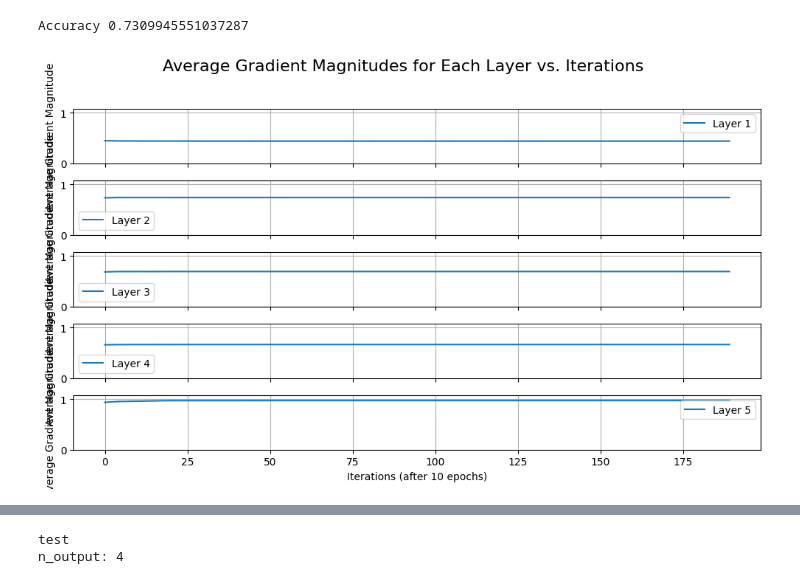
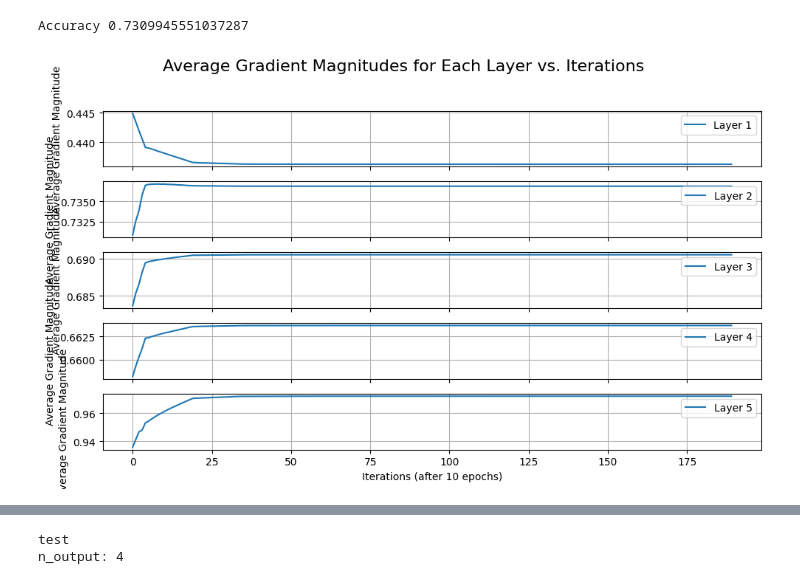
Before and after one commit to ElijahChesnut26/MLLab4, a Jupyter notebook: lab4.ipynb, the cells around one changed output, grey strips where cells are left out. Drawn from its saved outputs; the diff is of its cells as text; code cells hidden in the pictures.

Commit message:
some analysis and graphing done. F1 test done

```diff
--- a/lab4.ipynb
+++ b/lab4.ipynb
@@ -1313,19 +1313,18 @@ Accuracy 0.7309945551037287
 # %%
 num_layers = len(five_layer.grad_magnitudes)
 max_value = max([np.max(np.abs(five_layer.grad_magnitudes[layer_index][10:])) for layer_index in range(num_layers)])
 # Create subplots: one for each layer
 fig, axs = plt.subplots(num_layers, 1, figsize=(10, 6), sharex=True)
 for layer_index in range(num_layers):
     axs[layer_index].plot(np.abs(five_layer.grad_magnitudes[layer_index][10:]), label=f'Layer {layer_index + 1}')
-    axs[layer_index].set_ylim(0, max_value+.1)
     axs[layer_index].set_ylabel('Average Gradient Magnitude')
     axs[layer_index].legend()
     axs[layer_index].grid()
 
 # Set common x-label for all subplots
 plt.xlabel('Iterations (after 10 epochs)')
 plt.suptitle('Average Gradient Magnitudes for Each Layer vs. Iterations', fontsize=16)
 plt.tight_layout(rect=[0, 0, 1, 0.95])  # Adjust layout to make room for the title
 plt.show()
 # %% [output]
-[figure, old version]
+[figure, new version]
```
Also changed, not shown: parts of 6 cells of this notebook.
